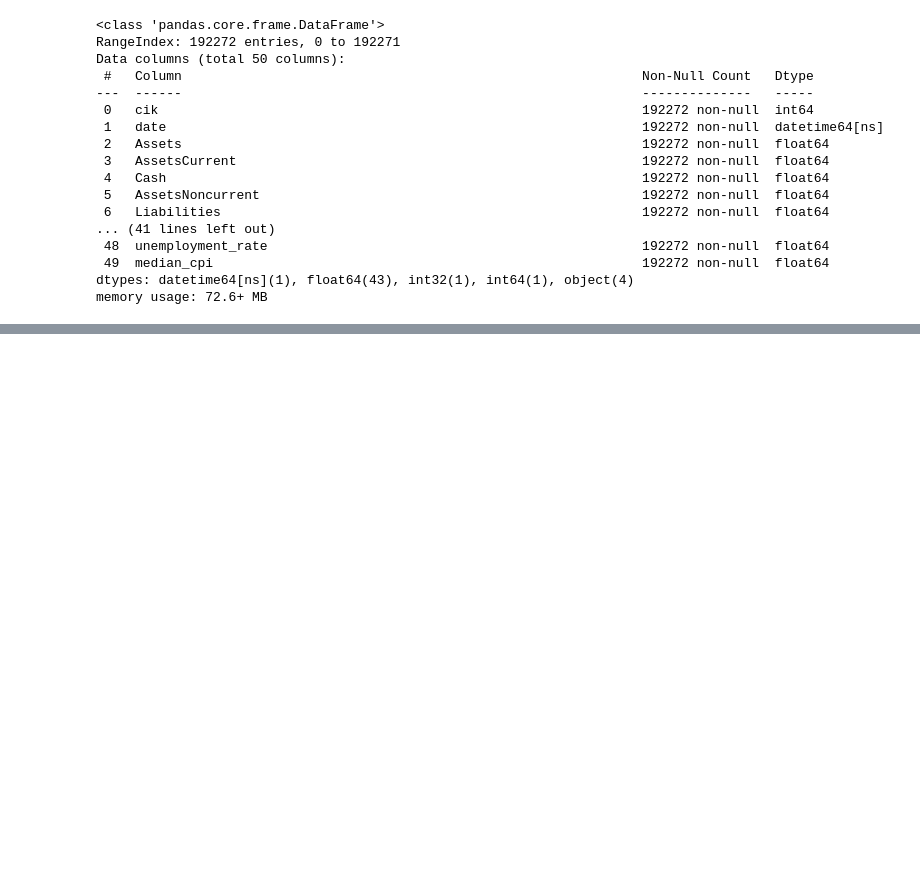
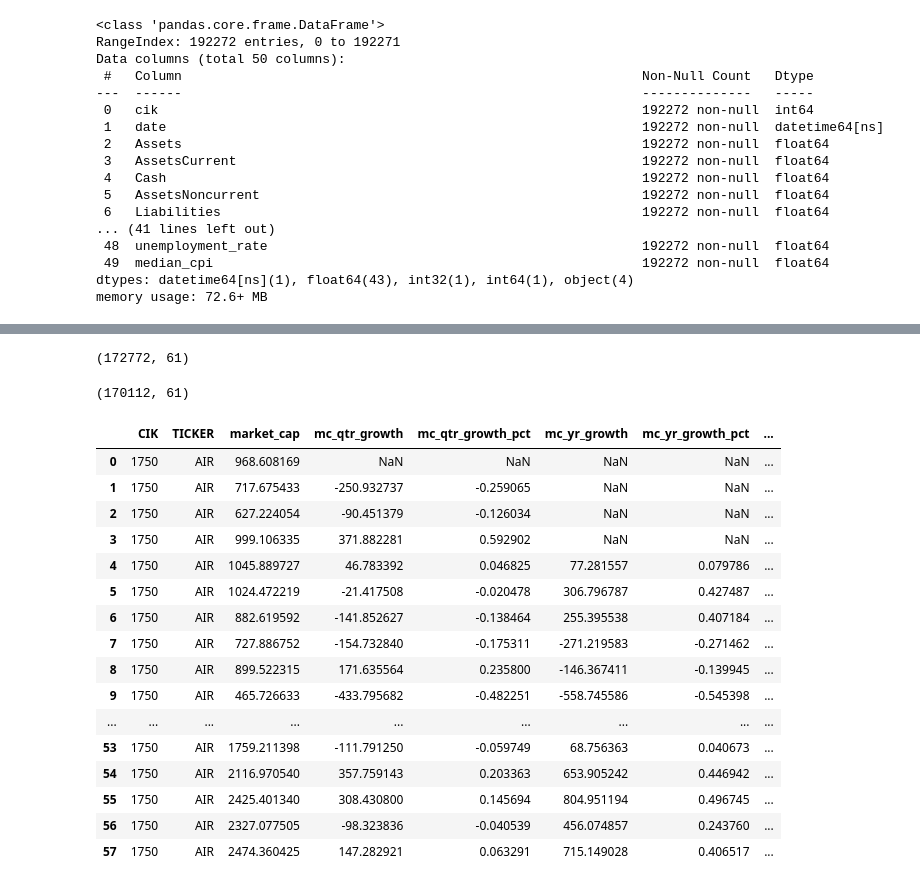
Before and after one commit to cnance09/Small-Cap-Scout, a Jupyter notebook: notebooks/Notebook_CN_2.ipynb, the cells around one changed output, grey strips where cells are left out. Saved outputs shown, nothing was run; the diff lists cells and outputs as text; code cells hidden in the pictures; blank space fills up the shorter version.

```diff
--- a/notebooks/Notebook_CN_2.ipynb
+++ b/notebooks/Notebook_CN_2.ipynb
@@ -449,6 +379,7 @@ mkt_cap.iloc[1042:1052, :]
 | 1050 | 4457 | UHAL | 2012-03-01 | 2008.425725 | 489.606466 | 0.322360 | 198.822970 | ... |
 | 1051 | 4457 | UHAL | 2012-06-01 | 1599.995501 | -408.430224 | -0.203358 | -63.333155 | ... |
 # %%
+mkt_cap.drop(columns='date', inplace=True)
 mkt_cap.to_csv(datasets+'/market_cap_data.csv')
 mkt_cap.info()
 # %% [output]
@@ -641 +552,15 @@ merged_df.cik.nunique()
+# %%
+merged_df['n_year'] = merged_df.groupby(['cik', 'year'])['year'].transform('count')
+merged_df = merged_df[merged_df.n_year==4]
+merged_df.drop('n_year', axis=1, inplace=True)
+merged_df.shape
+# %% [output]
+(172772, 61)
+# %%
+merged_df['n_cik'] = merged_df.groupby(['cik'])['cik'].transform('count')
+merged_df = merged_df[merged_df.n_cik>=12]
+merged_df.drop('n_cik', axis=1, inplace=True)
+merged_df.shape
+# %% [output]
+(170112, 61)
 # %%
@@ -642,0 +569,20 @@ merged_df.to_csv(datasets+'/merged_data_prelim_stocks.csv')
+# %%
+mkt_cap[mkt_cap.CIK==1750]
+# %% [output]
+|  | CIK | TICKER | market_cap | mc_qtr_growth | mc_qtr_growth_pct | mc_yr_growth | mc_yr_growth_pct | ... |
+| 0 | 1750 | AIR | 968.608169 | NaN | NaN | NaN | NaN | ... |
+| 1 | 1750 | AIR | 717.675433 | -250.932737 | -0.259065 | NaN | NaN | ... |
+| 2 | 1750 | AIR | 627.224054 | -90.451379 | -0.126034 | NaN | NaN | ... |
+| 3 | 1750 | AIR | 999.106335 | 371.882281 | 0.592902 | NaN | NaN | ... |
+| 4 | 1750 | AIR | 1045.889727 | 46.783392 | 0.046825 | 77.281557 | 0.079786 | ... |
+| 5 | 1750 | AIR | 1024.472219 | -21.417508 | -0.020478 | 306.796787 | 0.427487 | ... |
+| 6 | 1750 | AIR | 882.619592 | -141.852627 | -0.138464 | 255.395538 | 0.407184 | ... |
+| 7 | 1750 | AIR | 727.886752 | -154.732840 | -0.175311 | -271.219583 | -0.271462 | ... |
+| 8 | 1750 | AIR | 899.522315 | 171.635564 | 0.235800 | -146.367411 | -0.139945 | ... |
+| 9 | 1750 | AIR | 465.726633 | -433.795682 | -0.482251 | -558.745586 | -0.545398 | ... |
+| ... | ... | ... | ... | ... | ... | ... | ... | ... |
+| 53 | 1750 | AIR | 1759.211398 | -111.791250 | -0.059749 | 68.756363 | 0.040673 | ... |
+| 54 | 1750 | AIR | 2116.970540 | 357.759143 | 0.203363 | 653.905242 | 0.446942 | ... |
+| 55 | 1750 | AIR | 2425.401340 | 308.430800 | 0.145694 | 804.951194 | 0.496745 | ... |
+| 56 | 1750 | AIR | 2327.077505 | -98.323836 | -0.040539 | 456.074857 | 0.243760 | ... |
+| 57 | 1750 | AIR | 2474.360425 | 147.282921 | 0.063291 | 715.149028 | 0.406517 | ... |
```
Also changed, not shown: parts of 14 cells of this notebook, 3 other files.
